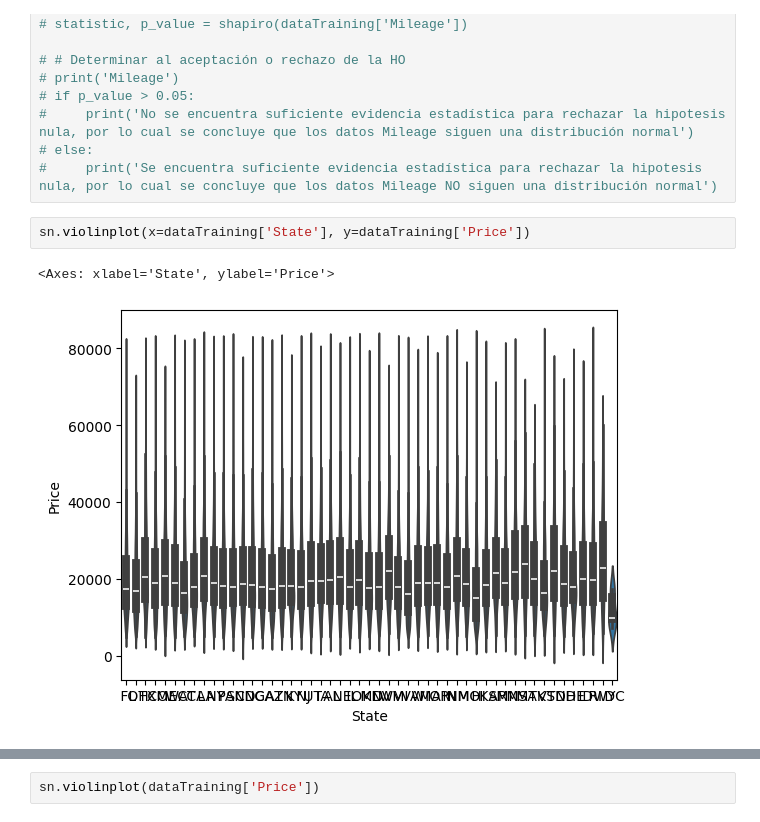
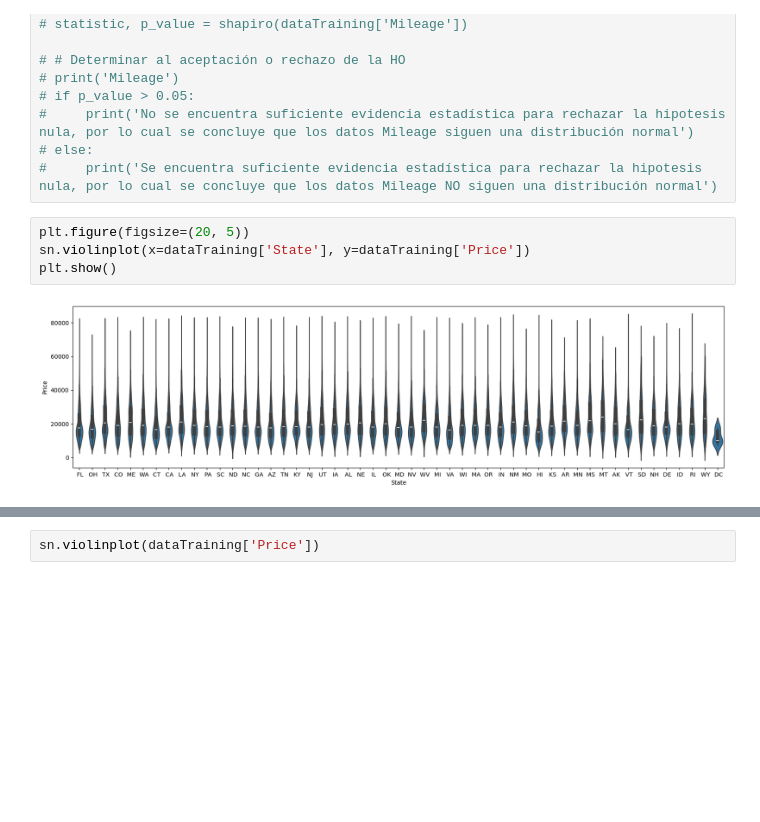
Before and after one commit to Raegar-dot/MIAD_NLP_2024, a Jupyter notebook: Semana 3/S3P1_proyecto1.ipynb, the cells around one changed output, grey strips where cells are left out. Cells and saved outputs as stored; diff of their text form; blank space fills up the shorter version.

```diff
--- a/Semana 3/S3P1_proyecto1.ipynb
+++ b/Semana 3/S3P1_proyecto1.ipynb
@@ -150,7 +150,8 @@ sn.scatterplot(x=dataTraining['Price'], y = np.power(dataTraining['Mileage'], 1/
 # else:
 #     print('Se encuentra suficiente evidencia estadística para rechazar la hipotesis nula, por lo cual se concluye que los datos Mileage NO siguen una distribución normal')
 # %%
+plt.figure(figsize=(20, 5))
 sn.violinplot(x=dataTraining['State'], y=dataTraining['Price'])
+plt.show()
 # %% [output]
-<Axes: xlabel='State', ylabel='Price'>
-[figure, old version]
+[figure, new version]
```
Also changed, not shown: parts of 10 cells of this notebook, 1 other file.
